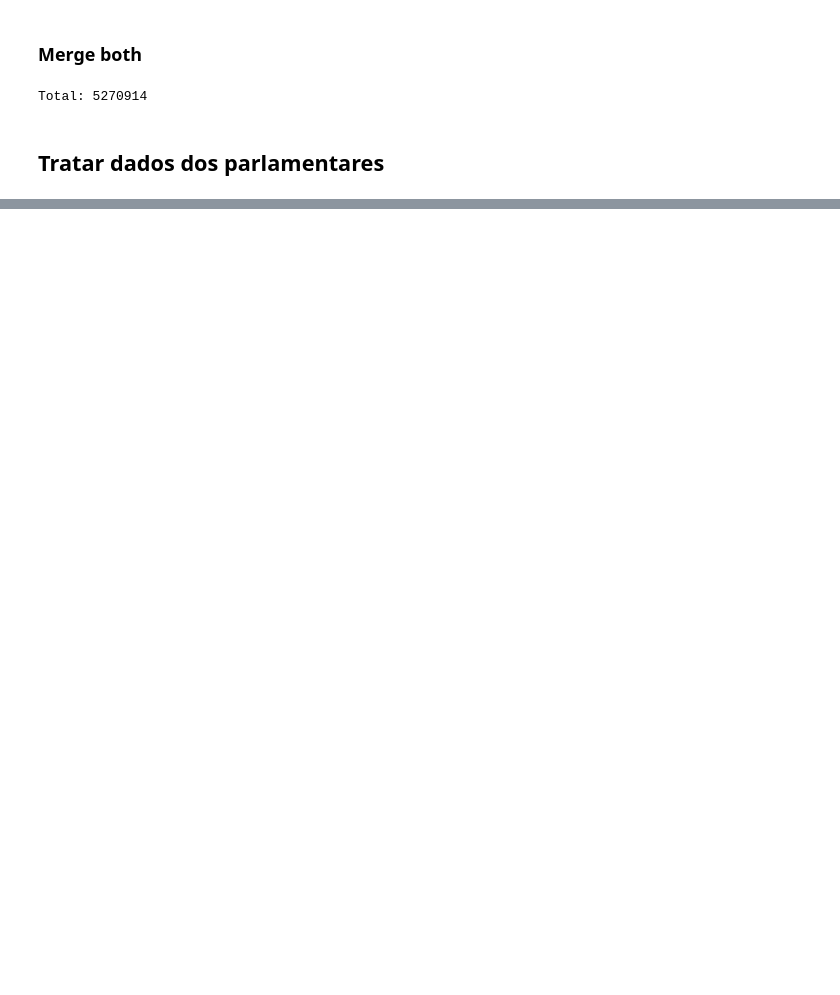
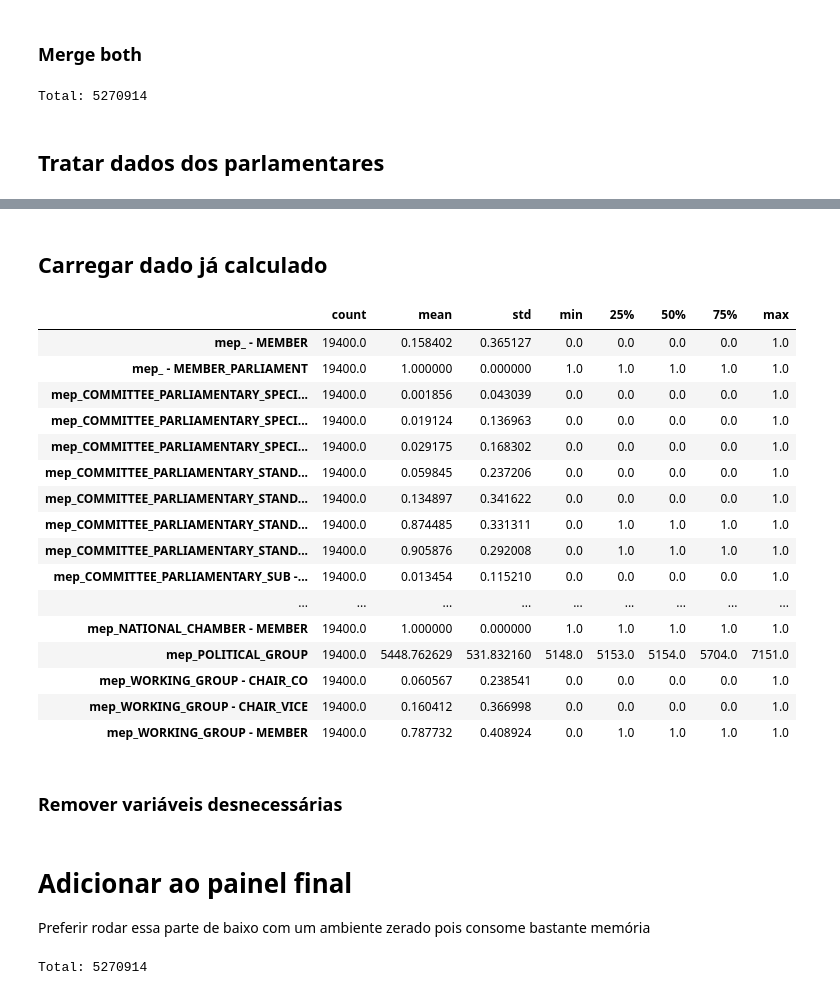
Before and after one commit to AcacioTelechi/thesis-lobbying-effects, a Jupyter notebook: 2.7_panel_data_w_topics.ipynb, the cells around one changed output, grey strips where cells are left out. Saved outputs shown, nothing was run; the diff lists cells and outputs as text; code cells hidden in the pictures; blank space fills up the shorter version.

Commit message:
feat: reset execution counts and update output cells in panel data notebook for improved reproducibility and clarity

```diff
--- a/2.7_panel_data_w_topics.ipynb
+++ b/2.7_panel_data_w_topics.ipynb
@@ -609,0 +480,28 @@ for i, mep_dict in results:
+# %% [markdown]
+## Carregar dado já calculado
+# %%
+df_panel_4 = pd.read_csv("./data/silver/panel_data_4_mee.csv")
+# %%
+df_panel_4_clean = df_panel_4[~df_panel_4["mep_ - MEMBER_PARLIAMENT"].isna()].fillna(0)
+# %%
+df_panel_4_clean.describe().T.head(40).sort_index()
+# %% [output]
+|  | count | mean | std | min | 25% | 50% | 75% | max |
+| mep_ - MEMBER | 19400.0 | 0.158402 | 0.365127 | 0.0 | 0.0 | 0.0 | 0.0 | 1.0 |
+| mep_ - MEMBER_PARLIAMENT | 19400.0 | 1.000000 | 0.000000 | 1.0 | 1.0 | 1.0 | 1.0 | 1.0 |
+| mep_COMMITTEE_PARLIAMENTARY_SPECI... | 19400.0 | 0.001856 | 0.043039 | 0.0 | 0.0 | 0.0 | 0.0 | 1.0 |
+| mep_COMMITTEE_PARLIAMENTARY_SPECI... | 19400.0 | 0.019124 | 0.136963 | 0.0 | 0.0 | 0.0 | 0.0 | 1.0 |
+| mep_COMMITTEE_PARLIAMENTARY_SPECI... | 19400.0 | 0.029175 | 0.168302 | 0.0 | 0.0 | 0.0 | 0.0 | 1.0 |
+| mep_COMMITTEE_PARLIAMENTARY_STAND... | 19400.0 | 0.059845 | 0.237206 | 0.0 | 0.0 | 0.0 | 0.0 | 1.0 |
+| mep_COMMITTEE_PARLIAMENTARY_STAND... | 19400.0 | 0.134897 | 0.341622 | 0.0 | 0.0 | 0.0 | 0.0 | 1.0 |
+| mep_COMMITTEE_PARLIAMENTARY_STAND... | 19400.0 | 0.874485 | 0.331311 | 0.0 | 1.0 | 1.0 | 1.0 | 1.0 |
+| mep_COMMITTEE_PARLIAMENTARY_STAND... | 19400.0 | 0.905876 | 0.292008 | 0.0 | 1.0 | 1.0 | 1.0 | 1.0 |
+| mep_COMMITTEE_PARLIAMENTARY_SUB -... | 19400.0 | 0.013454 | 0.115210 | 0.0 | 0.0 | 0.0 | 0.0 | 1.0 |
+| ... | ... | ... | ... | ... | ... | ... | ... | ... |
+| mep_NATIONAL_CHAMBER - MEMBER | 19400.0 | 1.000000 | 0.000000 | 1.0 | 1.0 | 1.0 | 1.0 | 1.0 |
+| mep_POLITICAL_GROUP | 19400.0 | 5448.762629 | 531.832160 | 5148.0 | 5153.0 | 5154.0 | 5704.0 | 7151.0 |
+| mep_WORKING_GROUP - CHAIR_CO | 19400.0 | 0.060567 | 0.238541 | 0.0 | 0.0 | 0.0 | 0.0 | 1.0 |
+| mep_WORKING_GROUP - CHAIR_VICE | 19400.0 | 0.160412 | 0.366998 | 0.0 | 0.0 | 0.0 | 0.0 | 1.0 |
+| mep_WORKING_GROUP - MEMBER | 19400.0 | 0.787732 | 0.408924 | 0.0 | 1.0 | 1.0 | 1.0 | 1.0 |
+# %% [markdown]
+### Remover variáveis desnecessárias
@@ -609,0 +523,3 @@ for i, mep_dict in results:
+# %% [markdown]
+# Adicionar ao painel final
+Preferir rodar essa parte de baixo com um ambiente zerado pois consome bastante memória
@@ -609,0 +528,14 @@ for i, mep_dict in results:
+# %%
+df_panel_1 = pd.read_csv("./data/silver/panel_data_1_questions.csv")
+df_panel_2 = pd.read_csv("./data/silver/panel_data_2_meetings.csv")
+df_panel_4 = pd.read_csv("./data/silver/panel_data_4_mep.csv")
+
+df_panel_3 = df_panel_1.merge(
+    df_panel_2,
+    left_on=["member_id", "date"],
+    right_on=["member_id", "date"],
+    how="left",
+).fillna(0)
+print(f"Total: {len(df_panel_3)}")
+# %% [output]
+Total: 5270914
```
Also changed, not shown: parts of 28 cells of this notebook.
